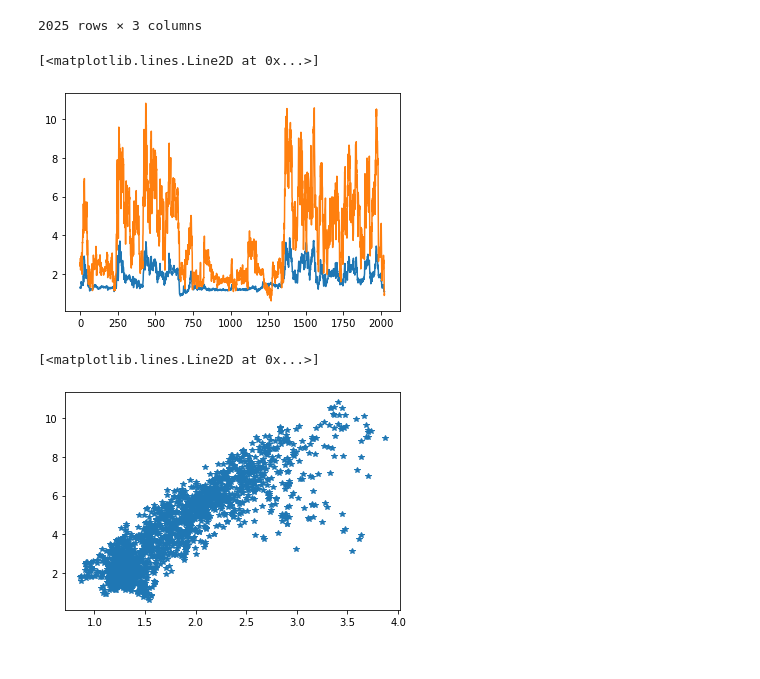
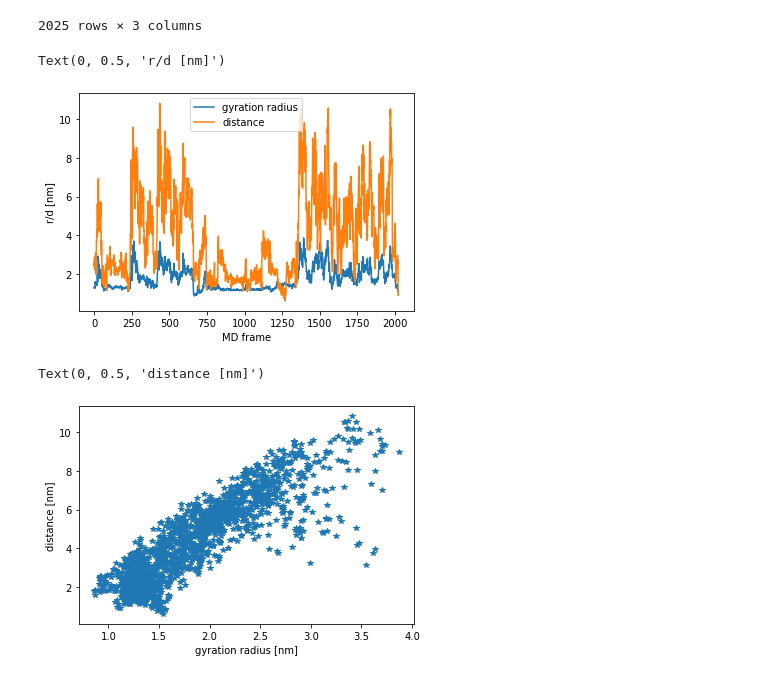
Before and after one commit to plumed/masterclass-21-1, a Jupyter notebook: notebooks/plumed-pandas.ipynb, the cells around one changed output. Cells and saved outputs as stored; diff of their text form; code cells hidden in the pictures.

Commit message:
labels

```diff
--- a/notebooks/plumed-pandas.ipynb
+++ b/notebooks/plumed-pandas.ipynb
@@ -22,14 +22,19 @@ data
 2025 rows × 3 columns
 # %%
 # plot time serie of gyration radius (r) and distance (d)
-plt.plot(data.time,data.r)
-plt.plot(data.time,data.d)
+plt.plot(data.time,data.r, label="gyration radius")
+plt.plot(data.time,data.d, label="distance")
+plt.legend()
+plt.xlabel("MD frame")
+plt.ylabel("r/d [nm]")
 # %% [output]
-[<matplotlib.lines.Line2D at 0x...>]
+Text(0, 0.5, 'r/d [nm]')
-[figure, old version]
+[figure, new version]
 # %%
 # plot gyration radius vs distance
 plt.plot(data.r,data.d, '*')
+plt.xlabel("gyration radius [nm]")
+plt.ylabel("distance [nm]")
 # %% [output]
-[<matplotlib.lines.Line2D at 0x...>]
+Text(0, 0.5, 'distance [nm]')
-[figure, old version]
+[figure, new version]
```
